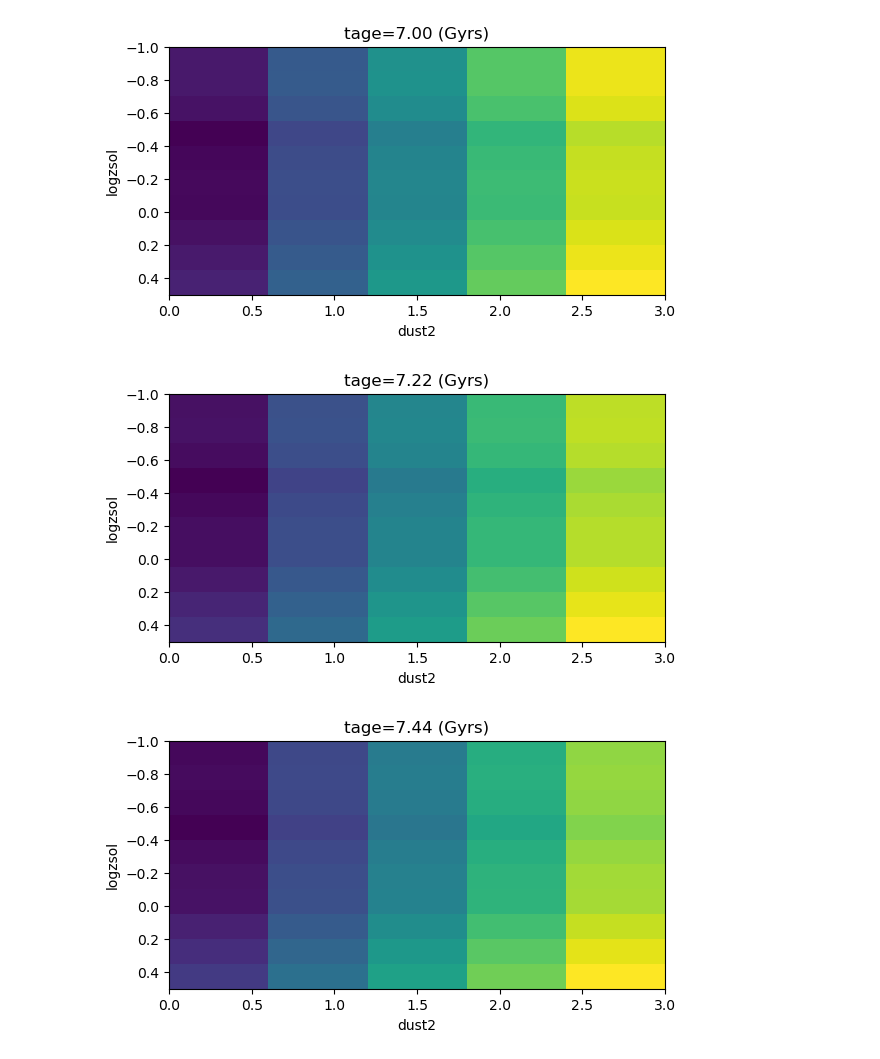
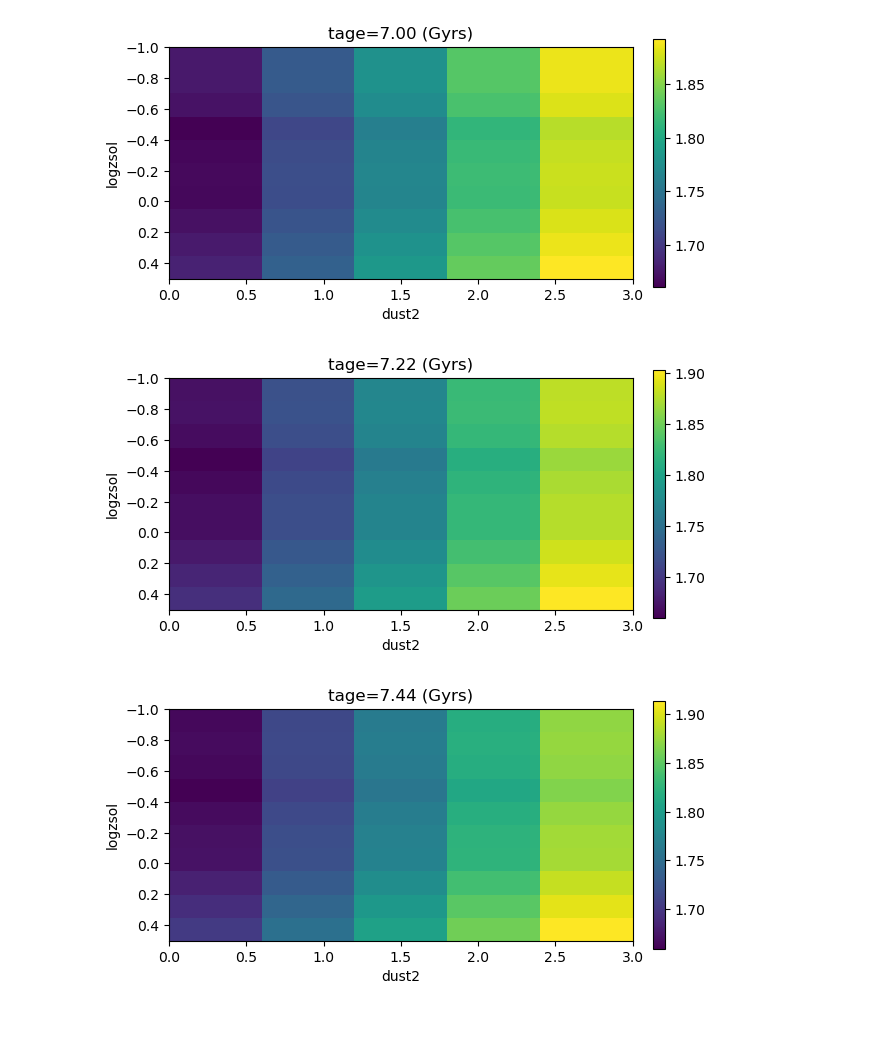
Before and after one commit to sem635NAU/REU, a Jupyter notebook: Notebooks/Notebook_6_26.ipynb, the cells around one changed output. Drawn from its saved outputs; the diff is of its cells as text; code cells hidden in the pictures; blank space fills up the shorter version.

```diff
--- a/Notebooks/Notebook_6_26.ipynb
+++ b/Notebooks/Notebook_6_26.ipynb
@@ -23,6 +23,7 @@ tages = grid_ranges['tage']
 for i_logz in range(len(logzs)):
     test = data_grid_break[i_logz,:,:,:]
     imshow(test, extent=[tages[0], tages[-1], dusts[-1], dusts[0]])
+    colorbar(fraction=0.046, pad=0.04)
     title(f'logzsol={logzs[i_logz]:.2f}')
 
     xlabel('tage (Gyrs)')
@@ -46,6 +47,7 @@ for i_logz in range(len(logzs)):
 for i_dust in range(len(dusts)):
     test = data_grid_break[:,i_dust,:,:]
     imshow(test, extent=[tages[0], tages[-1], logzs[-1], logzs[0]])
+    colorbar(fraction=0.046, pad=0.04)
     title(f'dust2={dusts[i_dust]:.2f}')
 
     xlabel('tage (Gyrs)')
@@ -66,16 +68,17 @@ for i_dust in range(len(dusts)):
 # %%
 # Axes have been checked
 
 for i_tage in range(len(tages)):
     test = data_grid_break[:,:5,i_tage,:]
     imshow(test, extent=[dusts[0], dusts[-1], logzs[-1], logzs[0]])
+    colorbar(fraction=0.025, pad=0.04)
     title(f'tage={tages[i_tage]:.2f} (Gyrs)')
 
     xlabel('dust2')
     ylabel('logzsol')
 
     show()
 # %% [output]
-[figure, old version]
+[figure, new version]
-[figure, old version]
+[figure, new version]
-[figure, old version]
+[figure, new version]
```
Also changed, not shown: parts of 3 cells of this notebook.
